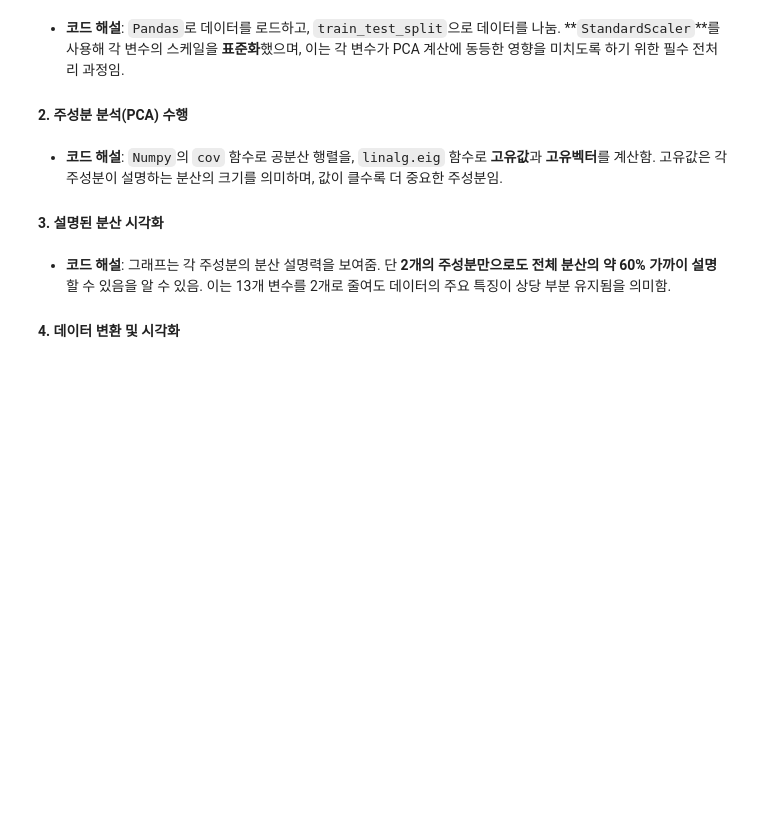
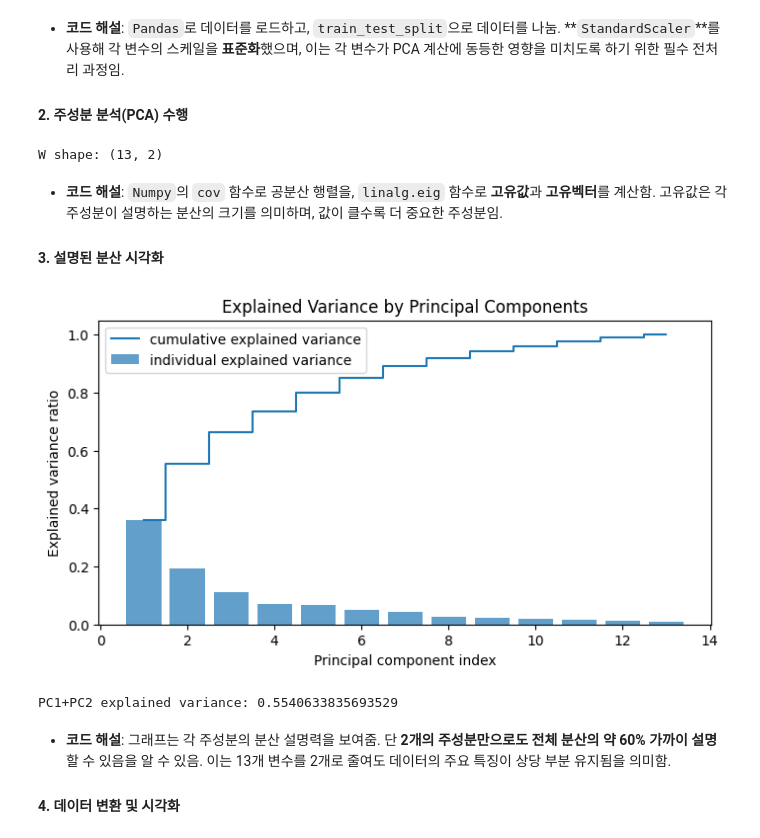
Before and after one commit to bladerunner3201/ml-dl, a Jupyter notebook: ch05.모형_최적화/05-7_과제_20251103.ipynb, the cells around one changed output. Saved outputs shown, nothing was run; the diff lists cells and outputs as text; code cells hidden in the pictures; blank space fills up the shorter version.

```diff
--- a/ch05.모형_최적화/05-7_과제_20251103.ipynb
+++ b/ch05.모형_최적화/05-7_과제_20251103.ipynb
@@ -28,10 +60,53 @@ print(wine_df.head()) #
 - **코드 해설**: `Pandas`로 데이터를 로드하고, `train_test_split`으로 데이터를 나눔. \*\*`StandardScaler`\*\*를 사용해 각 변수의 스케일을 **표준화**했으며, 이는 각 변수가 PCA 계산에 동등한 영향을 미치도록 하기 위한 필수 전처리 과정임.
 
 #### 2\. 주성분 분석(PCA) 수행
+# %%
+# y는 클래스 라벨, X_std는 StandardScaler로 표준화된 데이터라고 가정
+X_std = scaler.fit_transform(X)
+
+# (1) 공분산 행렬 (특성은 열, 관측치는 행)
+cov_mat = np.cov(X_std.T)
+
+# (2) 고유값/고유벡터
+eig_vals, eig_vecs = np.linalg.eig(cov_mat)
+
+# (3) (중요) 고유값 내림차순 정렬
+eig_pairs = [(np.abs(eig_vals[i]), eig_vecs[:, i]) for i in range(len(eig_vals))]
+eig_pairs.sort(key=lambda x: x[0], reverse=True)
+
+# 정렬된 고유값 벡터(설명력 확인용)
+sorted_eig_vals = np.array([pair[0] for pair in eig_pairs])
+
+# (4) 상위 2개 고유벡터로 투영행렬 W 구성 (13x2)
+W = np.column_stack((eig_pairs[0][1], eig_pairs[1][1]))
+
+print("W shape:", W.shape)  # (13, 2)
+# %% [output]
+W shape: (13, 2)
 # %% [markdown]
 - **코드 해설**: `Numpy`의 `cov` 함수로 공분산 행렬을, `linalg.eig` 함수로 **고유값**과 **고유벡터**를 계산함. 고유값은 각 주성분이 설명하는 분산의 크기를 의미하며, 값이 클수록 더 중요한 주성분임.
 
 #### 3\. 설명된 분산 시각화
+# %%
+import matplotlib.pyplot as plt
+
+total = sorted_eig_vals.sum()
+var_exp = sorted_eig_vals / total                 # 각 PC의 설명분산비
+cum_var_exp = np.cumsum(var_exp)                  # 누적 설명력
+
+plt.figure(figsize=(8, 4))
+plt.bar(range(1, len(var_exp)+1), var_exp, align='center', alpha=0.7, label='individual explained variance')
+plt.step(range(1, len(cum_var_exp)+1), cum_var_exp, where='mid', label='cumulative explained variance')
+plt.xlabel('Principal component index')
+plt.ylabel('Explained variance ratio')
+plt.legend()
+plt.title('Explained Variance by Principal Components')
+plt.show()
+
+print("PC1+PC2 explained variance:", float(cum_var_exp[1]))
+# %% [output]
+[figure, added]
+PC1+PC2 explained variance: 0.5540633835693529
 # %% [markdown]
 - **코드 해설**: 그래프는 각 주성분의 분산 설명력을 보여줌. 단 **2개의 주성분만으로도 전체 분산의 약 60% 가까이 설명**할 수 있음을 알 수 있음. 이는 13개 변수를 2개로 줄여도 데이터의 주요 특징이 상당 부분 유지됨을 의미함.
 
```
Also changed, not shown: parts of 3 cells of this notebook, 8 other files.
